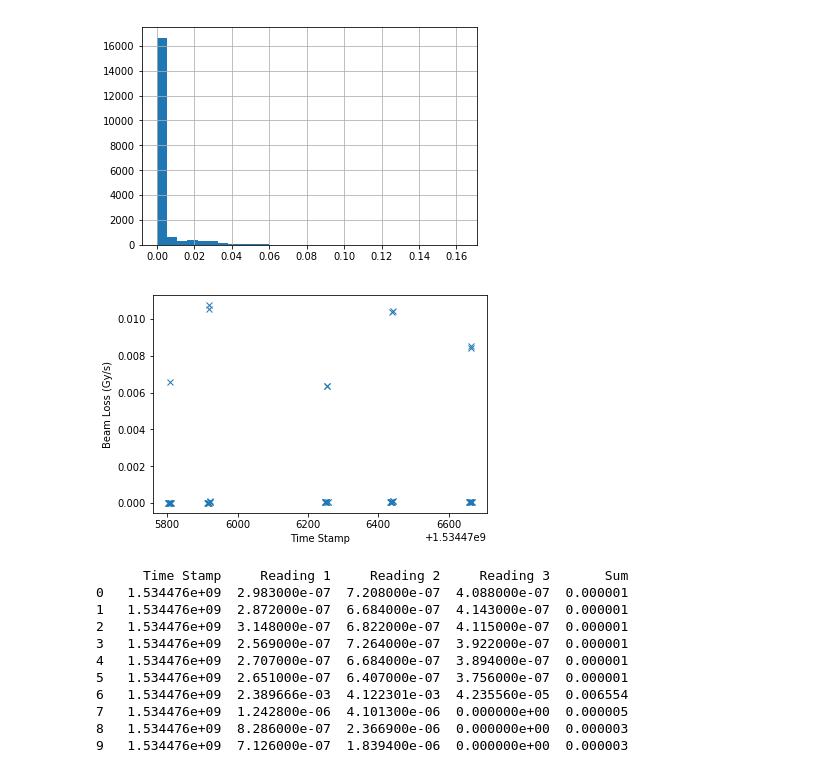
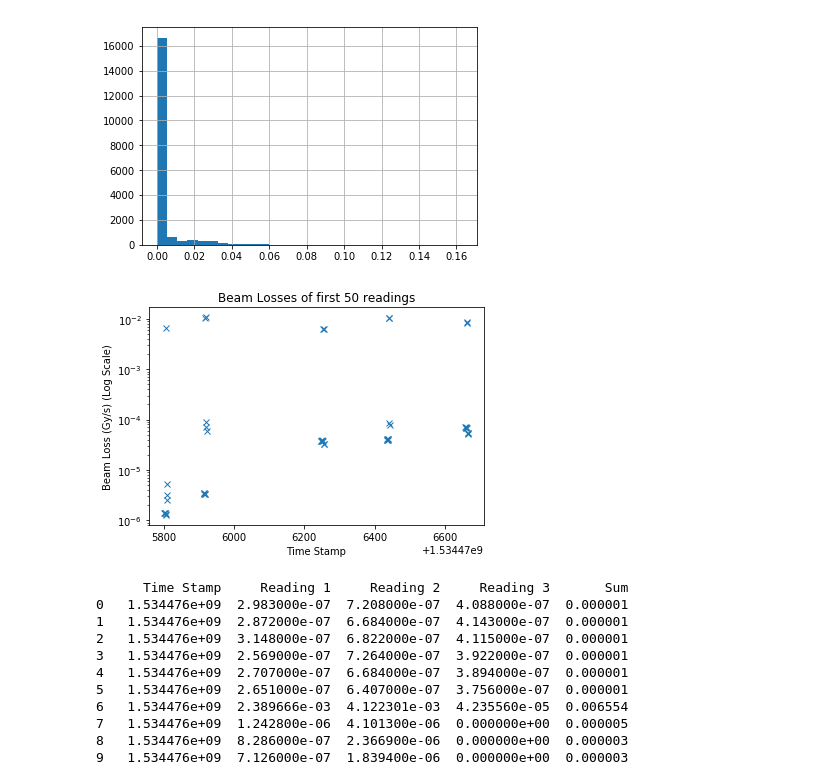
Before and after one commit to mfer0010/BscThesis, a Jupyter notebook: Jupyter Notebook Code/01_Analysis of BLM Data.ipynb, the cells around one changed output. Drawn from its saved outputs; the diff is of its cells as text; code cells hidden in the pictures.

```diff
--- a/Jupyter Notebook Code/01_Analysis of BLM Data.ipynb
+++ b/Jupyter Notebook Code/01_Analysis of BLM Data.ipynb
@@ -41,15 +41,17 @@ data['Sum'].hist(bins=30)
 # %%
 sample = data[:50]
 plt.figure()
 plt.plot(sample['Time Stamp'],sample['Sum'],'x')
+plt.yscale('log')
 plt.xlabel('Time Stamp')
-plt.ylabel('Beam Loss (Gy/s)')
+plt.ylabel('Beam Loss (Gy/s) (Log Scale)')
+plt.title('Beam Losses of first 50 readings')
 plt.show()
 #As can be seen from this plot, every time theres
 #an injection at a cetain point there is a spike in
 #the reading of the BLM
 # %% [output]
-[figure, old version]
+[figure, new version]
 # %%
 print(sample.head(30))
 # %% [output]
```
Also changed, not shown: parts of 1 cell of this notebook, 10 other files.
